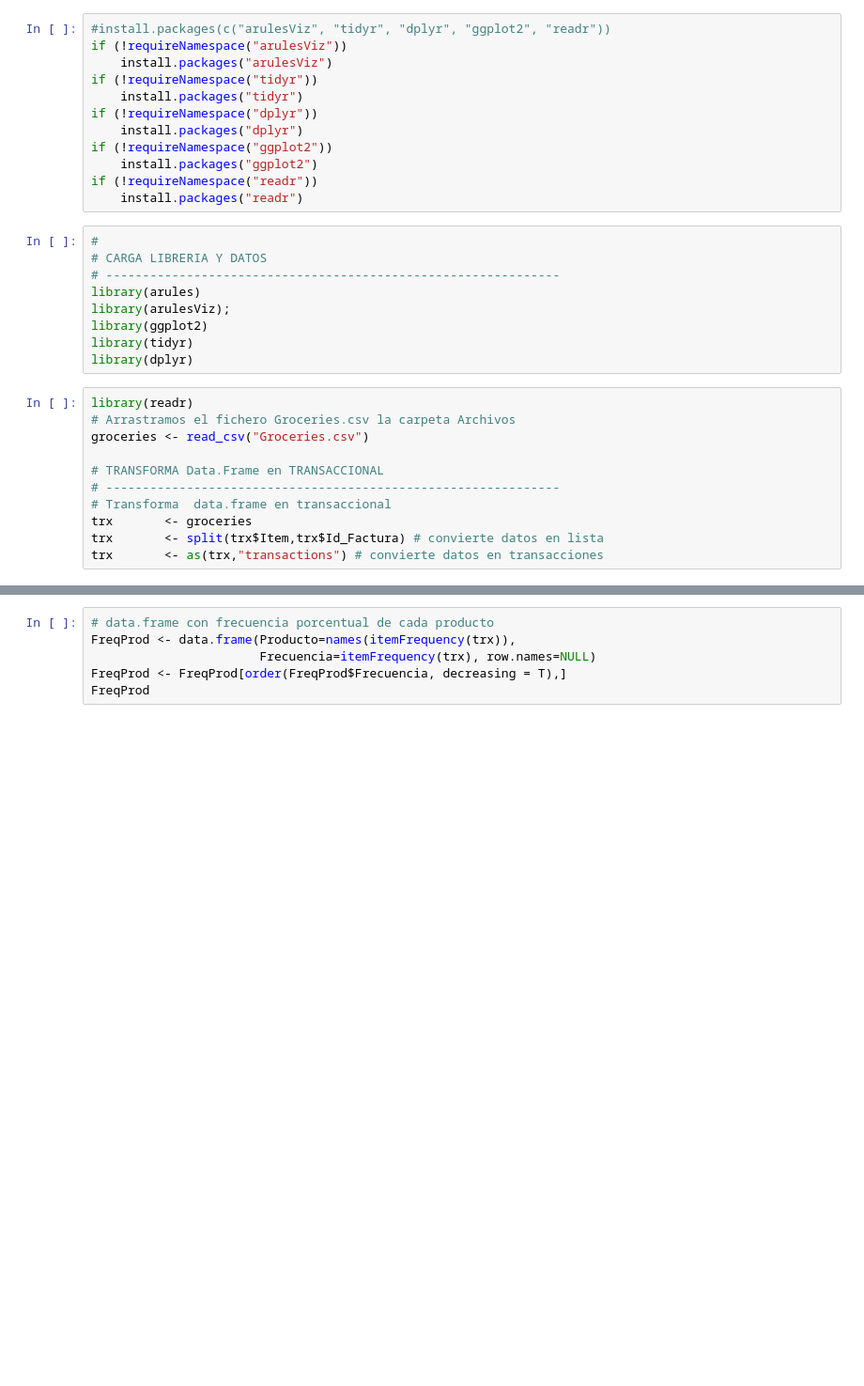
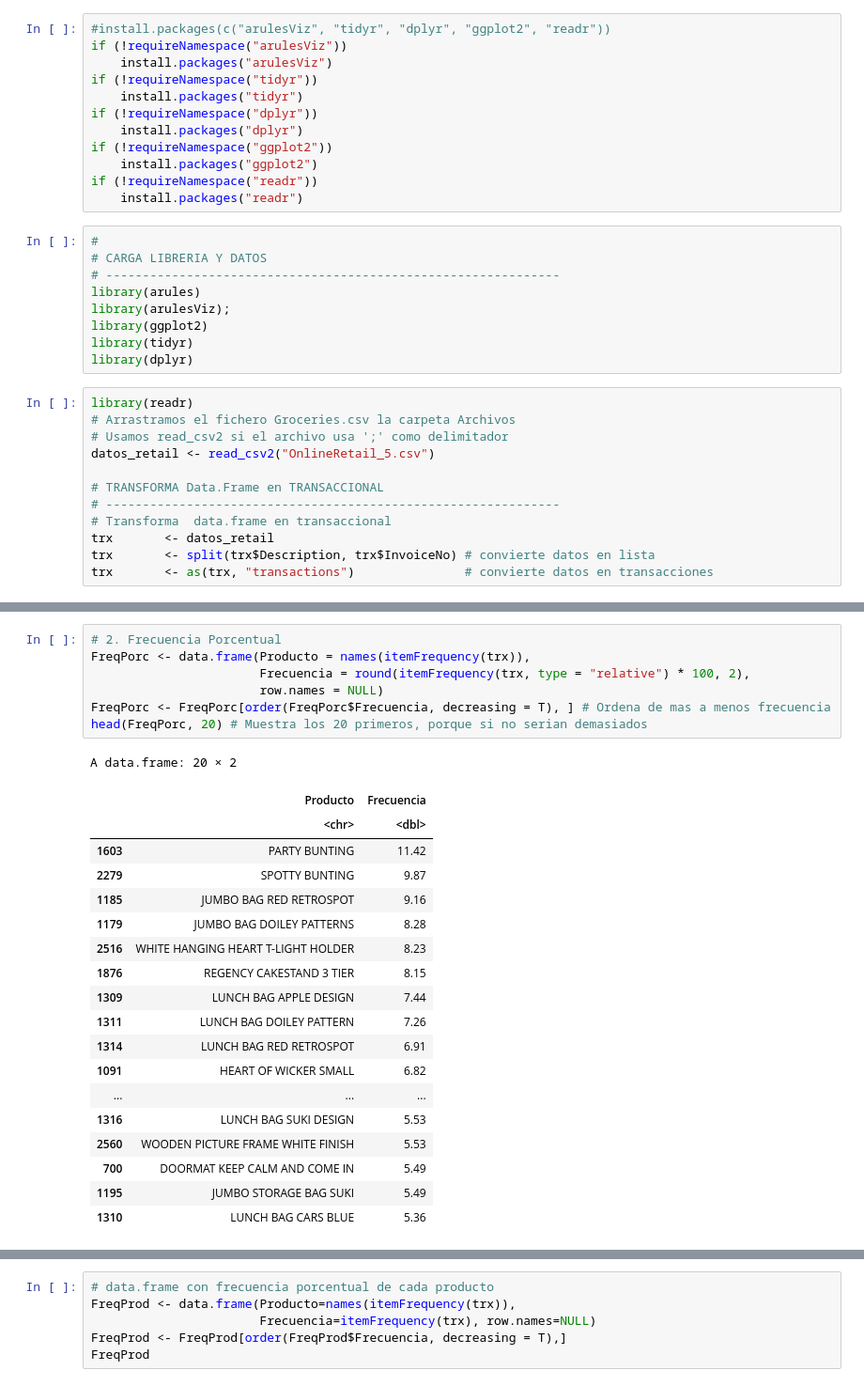
Before and after one commit to AdrianPaEs/TIO, a Jupyter notebook: P2/Practica_Colab.ipynb, the cells around one changed output, grey strips where cells are left out. Shown at 94% size. Cells and saved outputs as stored; diff of their text form; blank space fills up the shorter version.

```diff
--- a/P2/Practica_Colab.ipynb
+++ b/P2/Practica_Colab.ipynb
@@ -26,11 +26,12 @@ library(dplyr)
 # %%
 library(readr)
 # Arrastramos el fichero Groceries.csv la carpeta Archivos
-groceries <- read_csv("Groceries.csv")
+# Usamos read_csv2 si el archivo usa ';' como delimitador
+datos_retail <- read_csv2("OnlineRetail_5.csv")
 
 # TRANSFORMA Data.Frame en TRANSACCIONAL
 # --------------------------------------------------------------
 # Transforma  data.frame en transaccional
-trx       <- groceries
-trx       <- split(trx$Item,trx$Id_Factura) # convierte datos en lista
-trx       <- as(trx,"transactions") # convierte datos en transacciones
+trx       <- datos_retail
+trx       <- split(trx$Description, trx$InvoiceNo) # convierte datos en lista
+trx       <- as(trx, "transactions")               # convierte datos en transacciones
@@ -37,3 +58,30 @@ trx       <- as(trx,"transactions") # convierte datos en transacciones
+# %%
+# 2. Frecuencia Porcentual
+FreqPorc <- data.frame(Producto = names(itemFrequency(trx)),
+                       Frecuencia = round(itemFrequency(trx, type = "relative") * 100, 2),
+                       row.names = NULL)
+FreqPorc <- FreqPorc[order(FreqPorc$Frecuencia, decreasing = T), ] # Ordena de mas a menos frecuencia
+head(FreqPorc, 20) # Muestra los 20 primeros, porque si no serian demasiados
+# %% [output]
+A data.frame: 20 × 2
+|  | Producto | Frecuencia |
+|  | <chr> | <dbl> |
+| 1603 | PARTY BUNTING | 11.42 |
+| 2279 | SPOTTY BUNTING | 9.87 |
+| 1185 | JUMBO BAG RED RETROSPOT | 9.16 |
+| 1179 | JUMBO BAG DOILEY PATTERNS | 8.28 |
+| 2516 | WHITE HANGING HEART T-LIGHT HOLDER | 8.23 |
+| 1876 | REGENCY CAKESTAND 3 TIER | 8.15 |
+| 1309 | LUNCH BAG APPLE DESIGN | 7.44 |
+| 1311 | LUNCH BAG DOILEY PATTERN | 7.26 |
+| 1314 | LUNCH BAG RED RETROSPOT | 6.91 |
+| 1091 | HEART OF WICKER SMALL | 6.82 |
+| ... | ... | ... |
+| 1316 | LUNCH BAG SUKI DESIGN | 5.53 |
+| 2560 | WOODEN PICTURE FRAME WHITE FINISH | 5.53 |
+| 700 | DOORMAT KEEP CALM AND COME IN | 5.49 |
+| 1195 | JUMBO STORAGE BAG SUKI | 5.49 |
+| 1310 | LUNCH BAG CARS BLUE | 5.36 |
 # %%
 # CREA REGLAS
 # --------------------------------------------------------------
```
Also changed, not shown: parts of 9 cells of this notebook.
